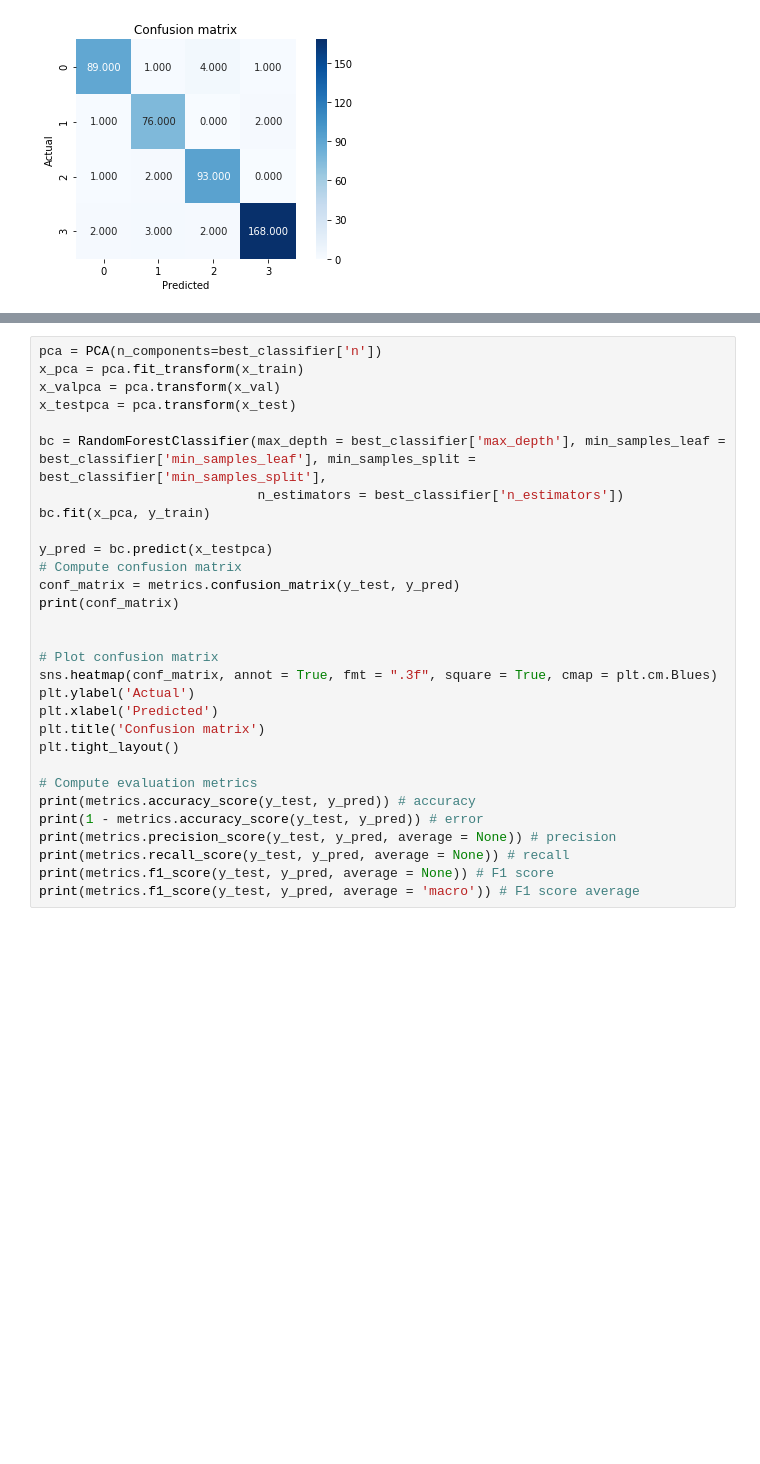
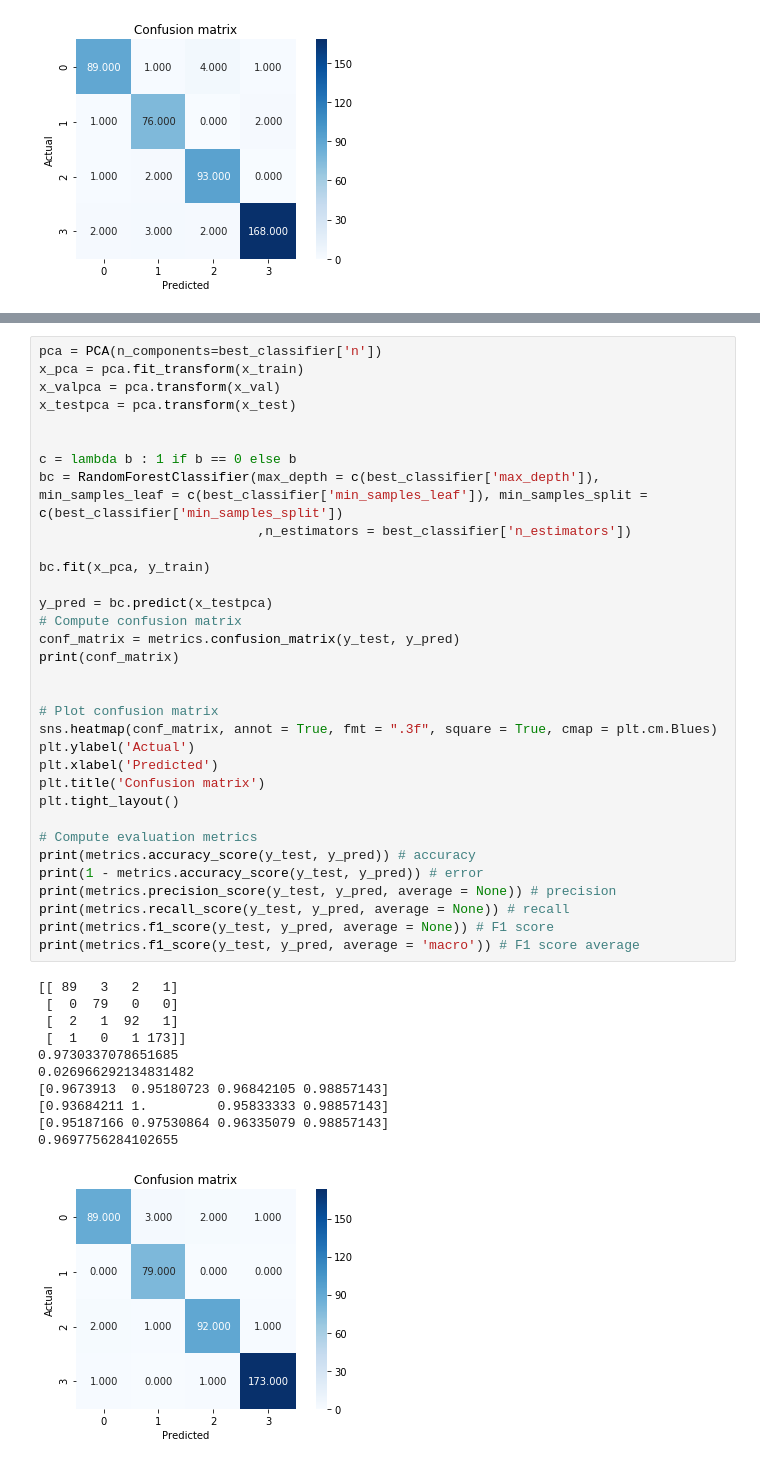
Before and after one commit to kalyankumarp/News_Articles_Categorisation, a Jupyter notebook: News_Articles.ipynb, the cells around one changed output, grey strips where cells are left out. Cells and saved outputs as stored; diff of their text form; blank space fills up the shorter version.

```diff
--- a/News_Articles.ipynb
+++ b/News_Articles.ipynb
@@ -794,33 +802,48 @@ print(best_classifier)
 # %%
 pca = PCA(n_components=best_classifier['n'])
 x_pca = pca.fit_transform(x_train)
 x_valpca = pca.transform(x_val)
 x_testpca = pca.transform(x_test)
 
-bc = RandomForestClassifier(max_depth = best_classifier['max_depth'], min_samples_leaf = best_classifier['min_samples_leaf'], min_samples_split = best_classifier['min_samples_split'],
-                            n_estimators = best_classifier['n_estimators'])
+
+c = lambda b : 1 if b == 0 else b
+bc = RandomForestClassifier(max_depth = c(best_classifier['max_depth']), min_samples_leaf = c(best_classifier['min_samples_leaf']), min_samples_split = c(best_classifier['min_samples_split'])
+                            ,n_estimators = best_classifier['n_estimators'])
+
 bc.fit(x_pca, y_train)
 
 y_pred = bc.predict(x_testpca)
 # Compute confusion matrix
 conf_matrix = metrics.confusion_matrix(y_test, y_pred)
 print(conf_matrix)
 
 
 # Plot confusion matrix
 sns.heatmap(conf_matrix, annot = True, fmt = ".3f", square = True, cmap = plt.cm.Blues)
 plt.ylabel('Actual')
 plt.xlabel('Predicted')
 plt.title('Confusion matrix')
 plt.tight_layout()
 
 # Compute evaluation metrics
 print(metrics.accuracy_score(y_test, y_pred)) # accuracy
 print(1 - metrics.accuracy_score(y_test, y_pred)) # error
 print(metrics.precision_score(y_test, y_pred, average = None)) # precision
 print(metrics.recall_score(y_test, y_pred, average = None)) # recall
 print(metrics.f1_score(y_test, y_pred, average = None)) # F1 score
 print(metrics.f1_score(y_test, y_pred, average = 'macro')) # F1 score average
+# %% [output]
+[[ 89   3   2   1]
+ [  0  79   0   0]
+ [  2   1  92   1]
+ [  1   0   1 173]]
+0.9730337078651685
+0.026966292134831482
+[0.9673913  0.95180723 0.96842105 0.98857143]
+[0.93684211 1.         0.95833333 0.98857143]
+[0.95187166 0.97530864 0.96335079 0.98857143]
+0.9697756284102655
+[figure, added]
 # %%
 # Using Light GB
 
```
Also changed, not shown: parts of 8 cells of this notebook.
